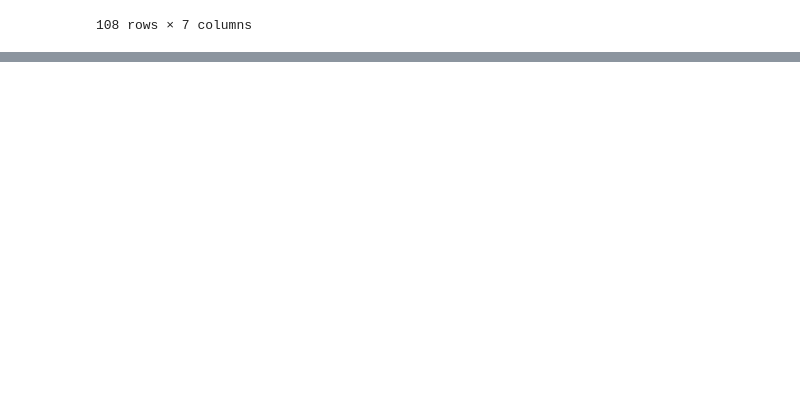
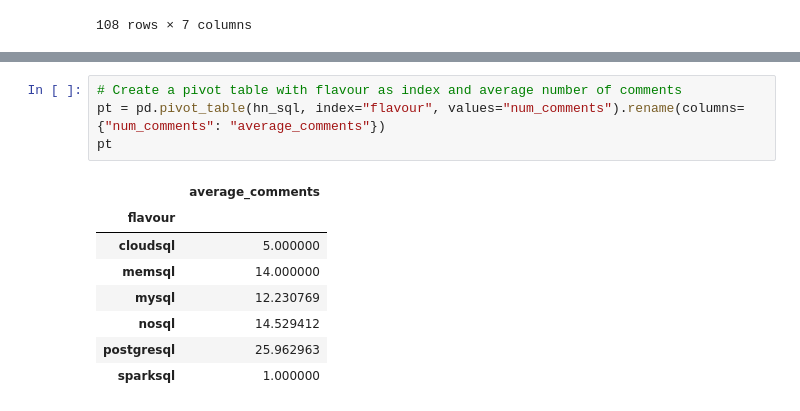
Before and after one commit to mikedonnici/dev, a Jupyter notebook: datasci/dataquest/python/regex-advanced.ipynb, the cells around one changed output, grey strips where cells are left out. Saved outputs shown, nothing was run; the diff lists cells and outputs as text; blank space fills up the shorter version.

```diff
--- a/datasci/dataquest/python/regex-advanced.ipynb
+++ b/datasci/dataquest/python/regex-advanced.ipynb
@@ -36,0 +68,13 @@ hn_sql
+# %%
+# Create a pivot table with flavour as index and average number of comments
+pt = pd.pivot_table(hn_sql, index="flavour", values="num_comments").rename(columns={"num_comments": "average_comments"})
+pt
+# %% [output]
+|  | average_comments |
+| flavour |  |
+| cloudsql | 5.000000 |
+| memsql | 14.000000 |
+| mysql | 12.230769 |
+| nosql | 14.529412 |
+| postgresql | 25.962963 |
+| sparksql | 1.000000 |
```
Also changed, not shown: parts of 19 cells of this notebook, 6 other files.
